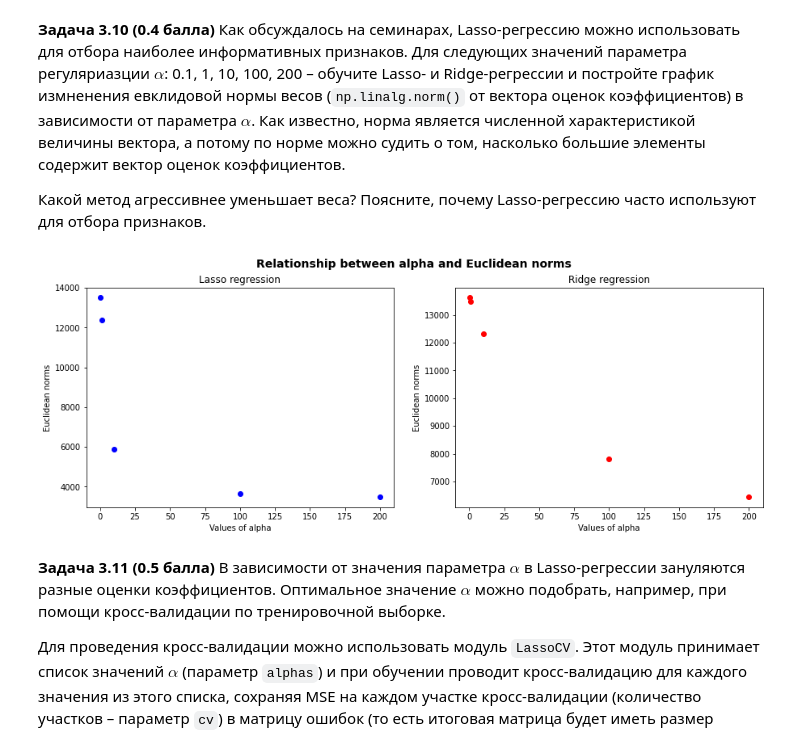
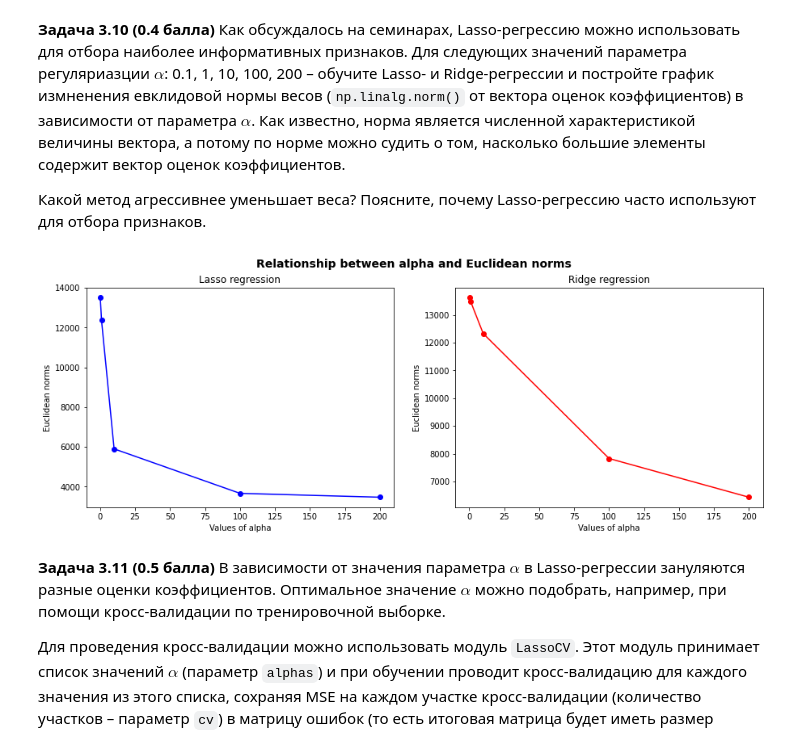
Before and after one commit to lapshinaaa/homework_machineLearning, a Jupyter notebook: hw04_knn_linreg.ipynb, the cells around one changed output. Drawn from its saved outputs; the diff is of its cells as text; code cells hidden in the pictures.

```diff
--- a/hw04_knn_linreg.ipynb
+++ b/hw04_knn_linreg.ipynb
@@ -554,36 +553,39 @@ for alpha in alpha_parameters:
 
   ridge_regressor = Ridge(alpha=alpha, max_iter=10000)
   ridge_regressor.fit(X_train, y_train)
   ridge_regression_models.append(ridge_regressor)
 
 # calculating Euclidean norm of weights:
 for model in lasso_regression_models:
   euclidean_norm = LA.norm(model.coef_)
   euclidean_norm_lasso.append(euclidean_norm)
 
 for model in ridge_regression_models:
   euclidean_norm = LA.norm(model.coef_)
   euclidean_norm_ridge.append(euclidean_norm)
 
 # visualizing the relationship between alphas and calculated Euclidean norms:
 fig = plt.figure(figsize=(15, 5))
 fig.suptitle('Relationship between alpha and Euclidean norms', fontsize=14, fontweight='bold')
 
 ax0 = fig.add_subplot(1, 2, 1)
-ax0.scatter(alpha_parameters, euclidean_norm_lasso, color='blue')
+ax0.plot(alpha_parameters, euclidean_norm_lasso, color='blue', marker='o')
 ax0.set_title('Lasso regression')
 ax0.set_xlabel('Values of alpha')
 ax0.set_ylabel('Euclidean norms')
 
 ax1 = fig.add_subplot(1, 2, 2)
-ax1.scatter(alpha_parameters, euclidean_norm_ridge, color='red')
+ax1.plot(alpha_parameters, euclidean_norm_ridge, color='red', marker='o')
 ax1.set_title('Ridge regression')
 ax1.set_xlabel('Values of alpha')
 ax1.set_ylabel('Euclidean norms')
 
 plt.show()
+
+# Лассо регрессия агрессивнее уменьшает веса. Кроме того, коэффициенты для некоторых признаков будут зануляться,
+# что приводит к отбору наиболее релевантных, влияющих на целевую переменную признаков, игнорируя несущественные признаки.
 # %% [output]
-[figure, old version]
+[figure, new version]
 # %% [markdown]
 **Задача 3.11 (0.5 балла)**
 В зависимости от значения параметра $\alpha$ в Lasso-регрессии зануляются разные оценки коэффициентов. Оптимальное значение $\alpha$ можно подобрать, например, при помощи кросс-валидации по тренировочной выборке.
```
Also changed, not shown: parts of 7 cells of this notebook.
